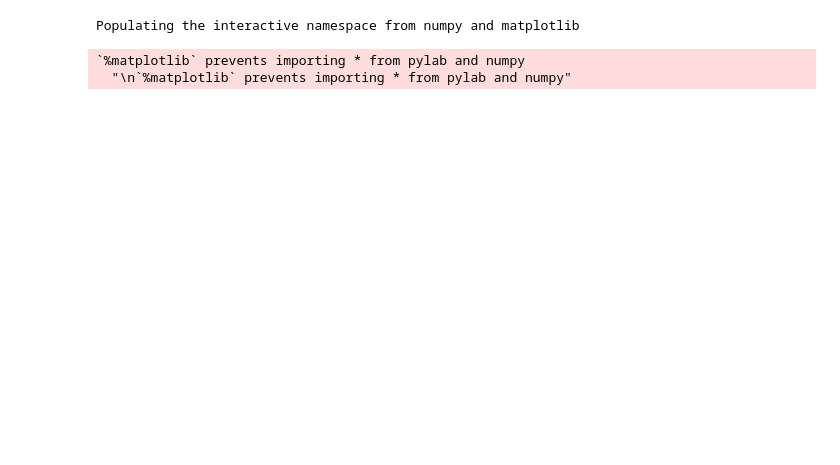
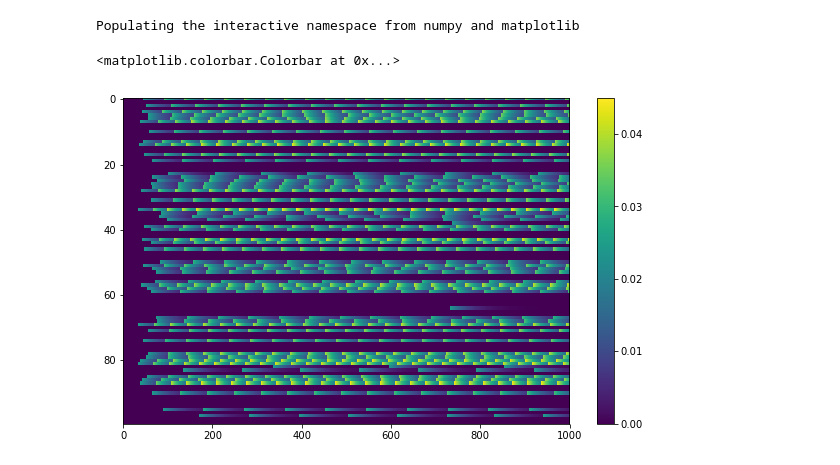
Before and after one commit to benlansdell/rdd, a Jupyter notebook: lsmtst.ipynb, the cells around one changed output. Drawn from its saved outputs; the diff is of its cells as text; code cells hidden in the pictures; blank space fills up the shorter version.

```diff
--- a/lsmtst.ipynb
+++ b/lsmtst.ipynb
@@ -1,8 +1,6 @@
 # %%
 %pylab inline
 pylab.rcParams['figure.figsize'] = (10, 6)
-
-#%matplotlib inline
 
 import matplotlib
 import numpy as np
@@ -13,20 +11,7 @@ from sklearn import linear_model
 from pandas.plotting import autocorrelation_plot as autocorr
 import pandas as pd
 
-from lib.lif import LIF, ParamsLIF, LSM
+from lib.lif import LIF, ParamsLIF, LSM, ParamsLSM
 from lib.causal import causaleffect, causaleffect_linear
-
-dt = 0.001         #Step size
-t = 10             #Simulation time
-tr = 0.003         #Refractory period
-mu = 1             #Threshold
-reset = 0          #Reset potential
-xsigma = 1         #Std dev of input x
-n = 2              #Number of neurons
-tau = 1            #Time constant
-c = .99            #Correlation between noise inputs
-sigma = 20         #Std dev of noise process
 # %% [output]
 Populating the interactive namespace from numpy and matplotlib
-`%matplotlib` prevents importing * from pylab and numpy
-  "\n`%matplotlib` prevents importing * from pylab and numpy"
@@ -39,0 +18,11 @@ lsm = LSM(q)
+# %%
+params = ParamsLSM(q = 100, p = 1, t = 1)
+lsm = LSM(params)
+# %%
+s_out = lsm.simulate(-3)
+# %%
+a=plt.imshow(s_out, aspect='auto')
+plt.colorbar(a)
+# %% [output]
+<matplotlib.colorbar.Colorbar at 0x...>
+[figure, added]
```
Also changed, not shown: parts of 1 cell of this notebook, 4 other files.
